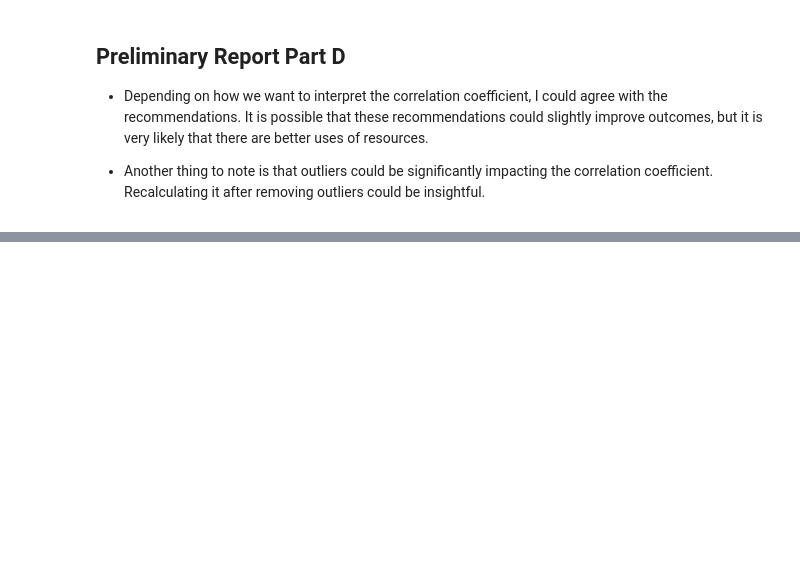
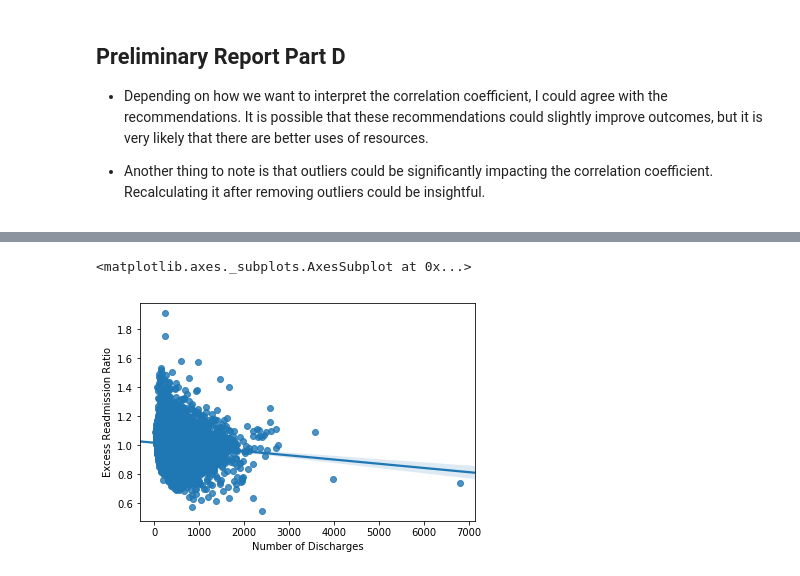
Before and after one commit to littlesiagoy/Springboard-Projects, a Jupyter notebook: Exploratory Data Analysis Projects/3 - Hospital Readmissions/sliderule_dsi_inferential_statistics_exercise_3.ipynb, the cells around one changed output, grey strips where cells are left out. Saved outputs shown, nothing was run; the diff lists cells and outputs as text; code cells hidden in the pictures; blank space fills up the shorter version.

```diff
--- a/Exploratory Data Analysis Projects/3 - Hospital Readmissions/sliderule_dsi_inferential_statistics_exercise_3.ipynb
+++ b/Exploratory Data Analysis Projects/3 - Hospital Readmissions/sliderule_dsi_inferential_statistics_exercise_3.ipynb
@@ -199,0 +227,5 @@ Index(['Hospital Name', 'Provider Number', 'State', 'Measure Name',
+# %%
+sns.regplot(clean_hospital_read_df['Number of Discharges'], clean_hospital_read_df['Excess Readmission Ratio'])
+# %% [output]
+<matplotlib.axes._subplots.AxesSubplot at 0x...>
+[figure, added]
```
Also changed, not shown: parts of 8 cells of this notebook.
